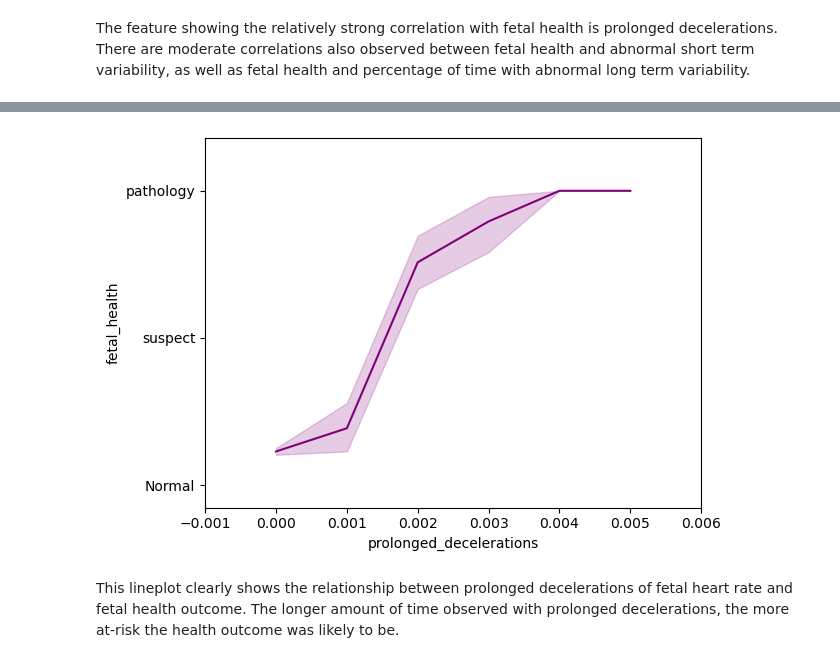
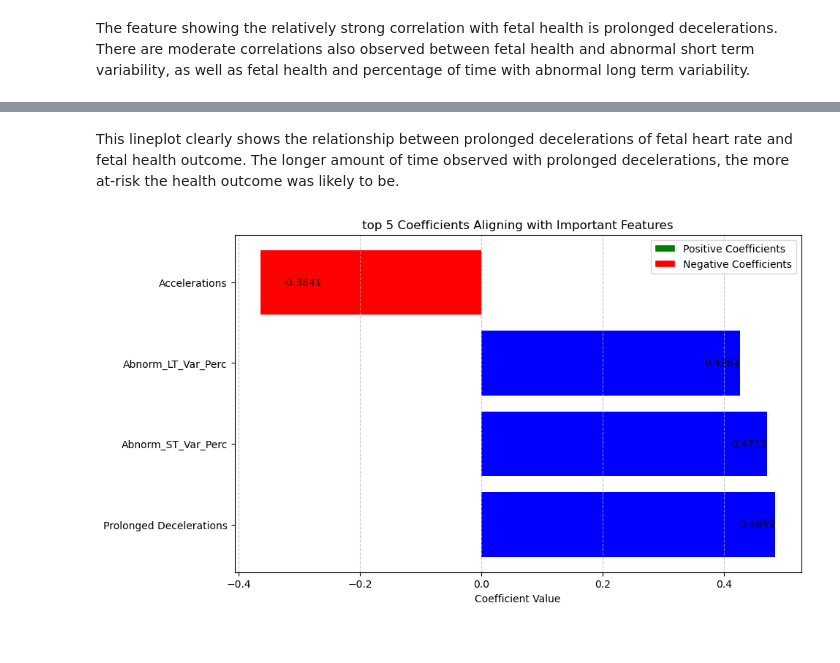
Before and after one commit to imnana18/group10-final-project, a Jupyter notebook: notebook/fetal_health_analysis.ipynb, the cells around one changed output, grey strips where cells are left out. Saved outputs shown, nothing was run; the diff lists cells and outputs as text; code cells hidden in the pictures.

```diff
--- a/notebook/fetal_health_analysis.ipynb
+++ b/notebook/fetal_health_analysis.ipynb
@@ -122,11 +214,2 @@ The r squared value is :0.24
-# %%
-sns.set_palette(palette='RdPu_r')
-sns.lineplot(x="prolonged_decelerations",y="fetal_health", data=fetal_df, alpha=1.0)
-y = [1,2,3]
-labels = ["Normal", "suspect","pathology"]
-plt.yticks(y, labels)
-plt.margins(0.2)
-# %% [output]
-[figure, removed]
 # %% [markdown]
 This lineplot clearly shows the relationship between prolonged decelerations of fetal heart rate and fetal health outcome. The longer amount of time observed with prolonged decelerations, the more at-risk the health outcome was likely to be.
@@ -132,0 +247,30 @@ This lineplot clearly shows the relationship between prolonged decelerations of
+# %%
+
+
+# Feature names and corresponding coefficients
+features = ["Prolonged Decelerations", "Abnorm_ST_Var_Perc", "Abnorm_LT_Var_Perc", "Accelerations"]
+coefficients = [ 0.48485918632134756, 0.4711907528466762, 0.42614641992406366, -0.36406579288786295]
+
+# Define colors based on coefficient sign
+colors = ["blue"if coef >= 0 else "red" for coef in coefficients]
+
+# Plotting the horizontal bar chart
+plt.figure(figsize=(10, 6))
+bars = plt.barh(features, coefficients, color=colors)
+plt.xlabel("Coefficient Value")
+plt.title("top 5 Coefficients Aligning with Important Features")
+
+# Add legend for positive and negative coefficients
+plt.legend(handles=[plt.Rectangle((0,0),1,1,color='green',ec='w'), plt.Rectangle((0,0),1,1,color='red',ec='w')],
+           labels=['Positive Coefficients', 'Negative Coefficients'], loc='upper right')
+
+# Add coefficient values on bars
+for bar, coef in zip(bars, coefficients):
+    plt.text(bar.get_width() if coef >= 0 else bar.get_width() * 0.9, bar.get_y() + bar.get_height()/2, f'{coef:.4f}',
+             va='center', ha='right' if coef >= 0 else 'left', color='black')
+
+plt.grid(True,axis="x", linestyle="--", alpha=0.7)
+plt.savefig("../Images/corr")
+plt.show()
+# %% [output]
+[figure, added]
```
Also changed, not shown: parts of 12 cells of this notebook, 24 other files.
